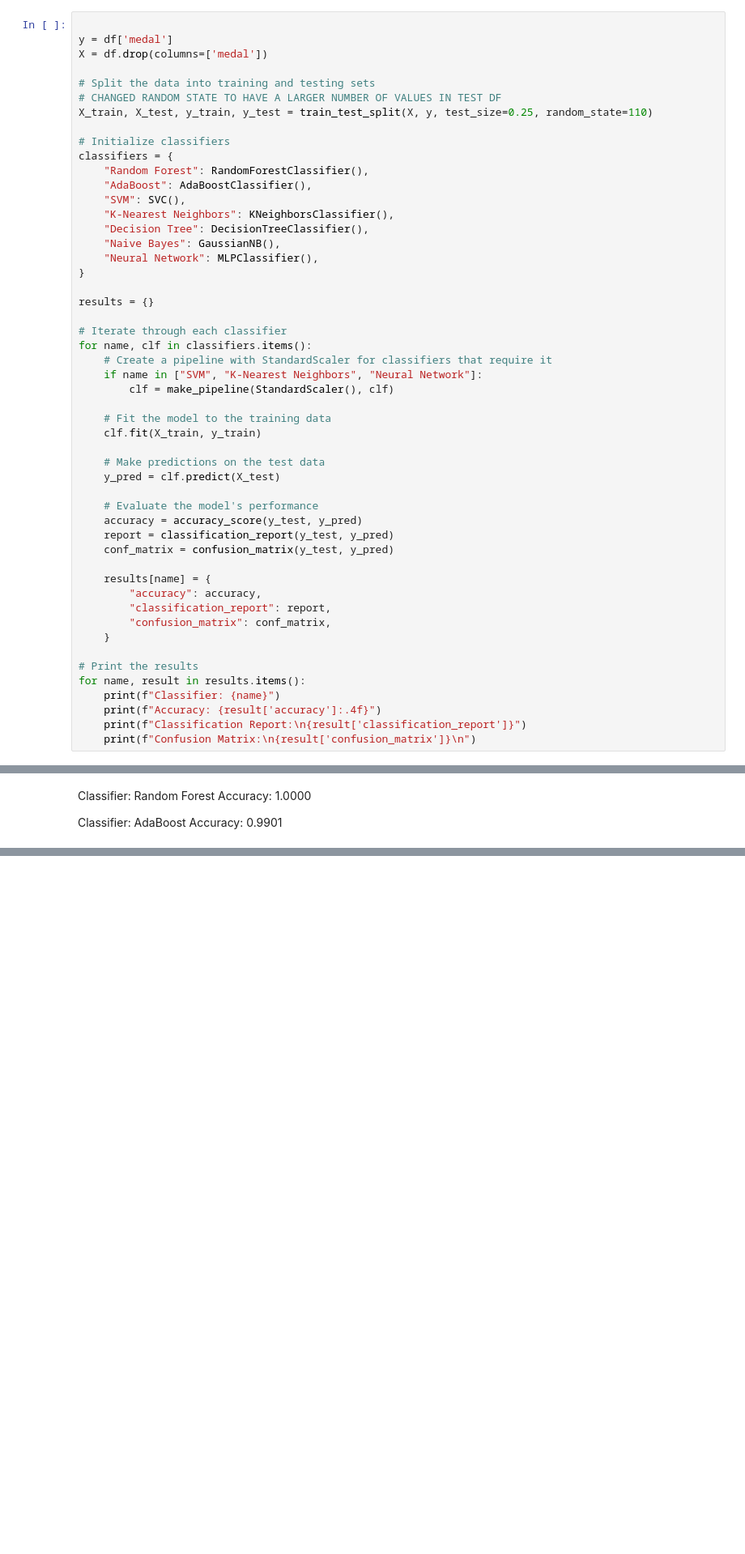
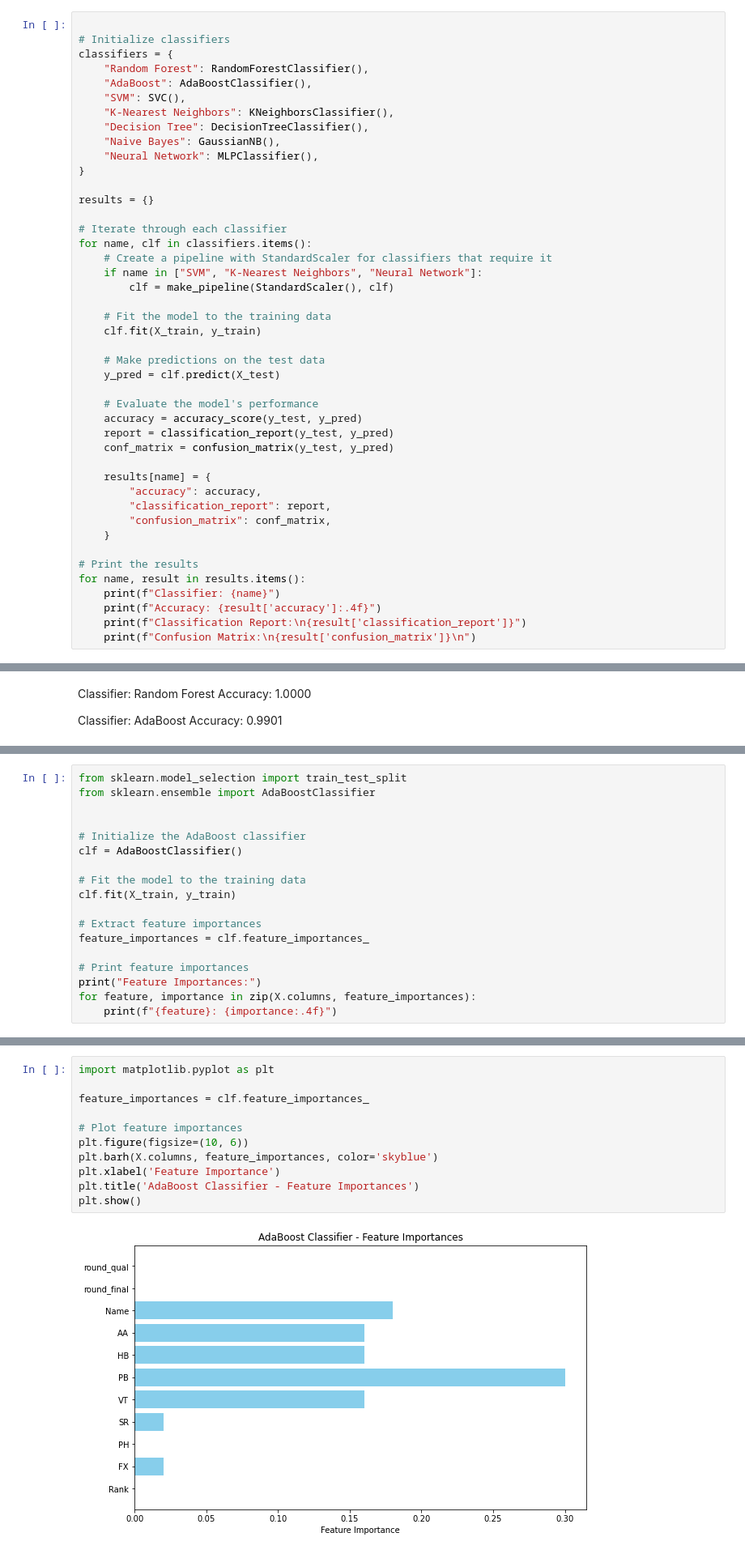
Before and after one commit to RyanTal/Data_Mining, a Jupyter notebook: modeling/men/iaa.ipynb, the cells around one changed output, grey strips where cells are left out. Shown at 81% size. Cells and saved outputs as stored; diff of their text form; blank space fills up the shorter version.

```diff
--- a/modeling/men/iaa.ipynb
+++ b/modeling/men/iaa.ipynb
@@ -100,13 +100,6 @@ olymp.head()
 | 3 | 4.0 | 13.200 | 13.466 | 13.933 | 14.233 | 15.200 | 13.866 | 83.898 | 342 | False | ... |
 | 4 | 5.0 | 14.333 | 13.766 | 12.500 | 14.066 | 14.700 | 14.200 | 83.565 | 159 | False | ... |
 # %%
-
-y = df['medal']
-X = df.drop(columns=['medal'])
-
-# Split the data into training and testing sets
-# CHANGED RANDOM STATE TO HAVE A LARGER NUMBER OF VALUES IN TEST DF
-X_train, X_test, y_train, y_test = train_test_split(X, y, test_size=0.25, random_state=110)
 
 # Initialize classifiers
 classifiers = {
@@ -214,0 +210,18 @@ Confusion Matrix:
+# %%
+from sklearn.model_selection import train_test_split
+from sklearn.ensemble import AdaBoostClassifier
+
+
+# Initialize the AdaBoost classifier
+clf = AdaBoostClassifier()
+
+# Fit the model to the training data
+clf.fit(X_train, y_train)
+
+# Extract feature importances
+feature_importances = clf.feature_importances_
+
+# Print feature importances
+print("Feature Importances:")
+for feature, importance in zip(X.columns, feature_importances):
+    print(f"{feature}: {importance:.4f}")
@@ -215,3 +241,16 @@ Confusion Matrix:
+# %%
+import matplotlib.pyplot as plt
+
+feature_importances = clf.feature_importances_
+
+# Plot feature importances
+plt.figure(figsize=(10, 6))
+plt.barh(X.columns, feature_importances, color='skyblue')
+plt.xlabel('Feature Importance')
+plt.title('AdaBoost Classifier - Feature Importances')
+plt.show()
+# %% [output]
+[figure, added]
 # %%
 y_pred = clf.predict(olymp)
 # %%
```
Also changed, not shown: parts of 3 cells of this notebook, 14 other files.
